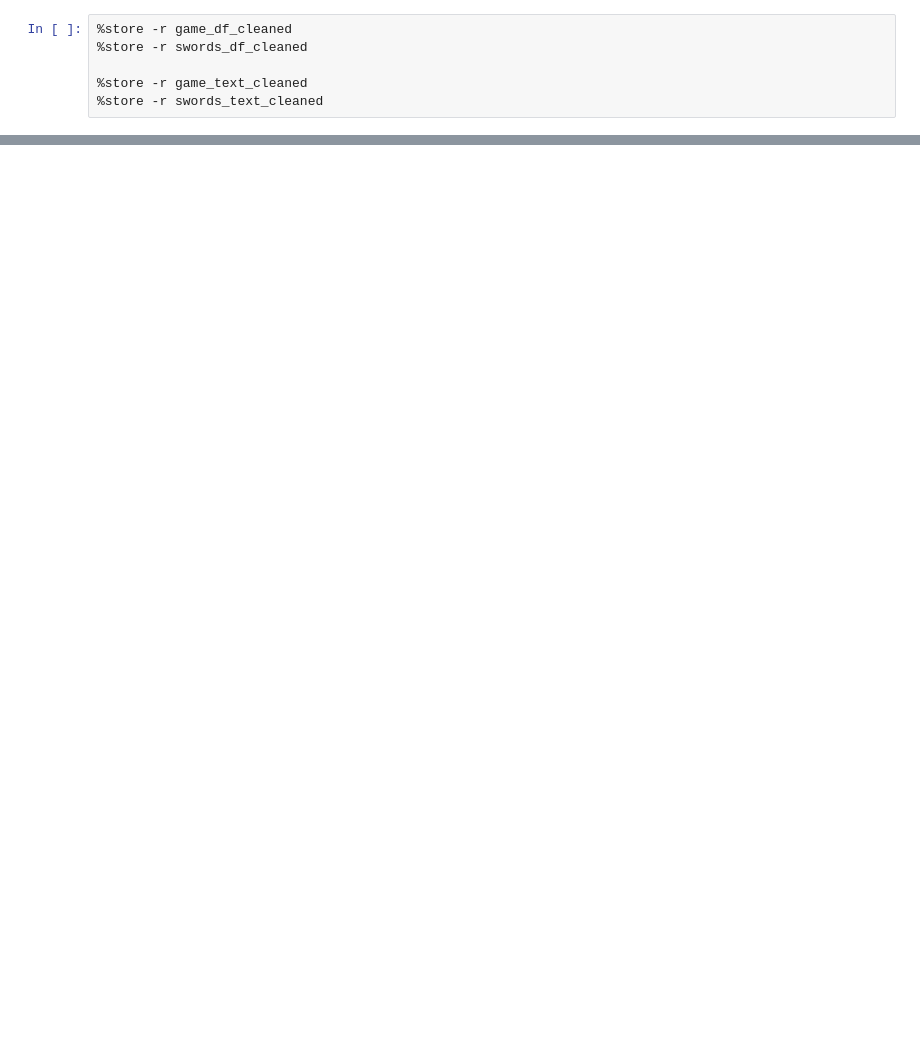
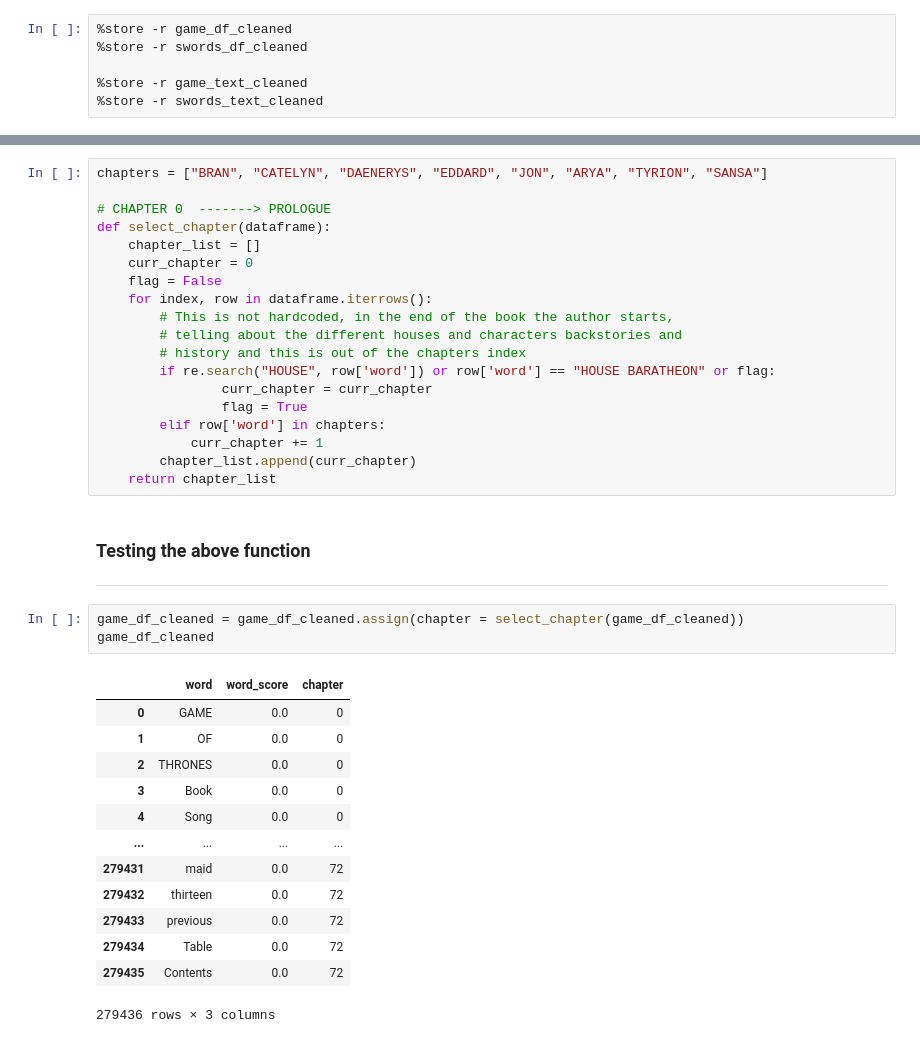
Before and after one commit to Suru-09/Data-Mining, a Jupyter notebook: notebooks/sentiment_analysis.ipynb, the cells around one changed output, grey strips where cells are left out. Cells and saved outputs as stored; diff of their text form; blank space fills up the shorter version.

```diff
--- a/notebooks/sentiment_analysis.ipynb
+++ b/notebooks/sentiment_analysis.ipynb
@@ -66,3 +55,42 @@ game_df_cleaned
+# %%
+chapters = ["BRAN", "CATELYN", "DAENERYS", "EDDARD", "JON", "ARYA", "TYRION", "SANSA"]
+
+# CHAPTER 0  -------> PROLOGUE
+def select_chapter(dataframe):
+    chapter_list = []
+    curr_chapter = 0
+    flag = False
+    for index, row in dataframe.iterrows():
+        # This is not hardcoded, in the end of the book the author starts,
+        # telling about the different houses and characters backstories and
+        # history and this is out of the chapters index
+        if re.search("HOUSE", row['word']) or row['word'] == "HOUSE BARATHEON" or flag:
+                curr_chapter = curr_chapter
+                flag = True
+        elif row['word'] in chapters:
+            curr_chapter += 1
+        chapter_list.append(curr_chapter)
+    return chapter_list
+# %% [markdown]
+### Testing the above function
+-----
+# %%
+game_df_cleaned = game_df_cleaned.assign(chapter = select_chapter(game_df_cleaned))
+game_df_cleaned
+# %% [output]
+|  | word | word_score | chapter |
+| 0 | GAME | 0.0 | 0 |
+| 1 | OF | 0.0 | 0 |
+| 2 | THRONES | 0.0 | 0 |
+| 3 | Book | 0.0 | 0 |
+| 4 | Song | 0.0 | 0 |
+| ... | ... | ... | ... |
+| 279431 | maid | 0.0 | 72 |
+| 279432 | thirteen | 0.0 | 72 |
+| 279433 | previous | 0.0 | 72 |
+| 279434 | Table | 0.0 | 72 |
+| 279435 | Contents | 0.0 | 72 |
+279436 rows × 3 columns
 # %%
 game_df_cleaned = group_by(game_df_cleaned, 'chapter')
 summarized_ss_df = summarize(game_df_cleaned, chapter_score = _.word_score.sum())
```
Also changed, not shown: parts of 12 cells of this notebook, 9 other files.
